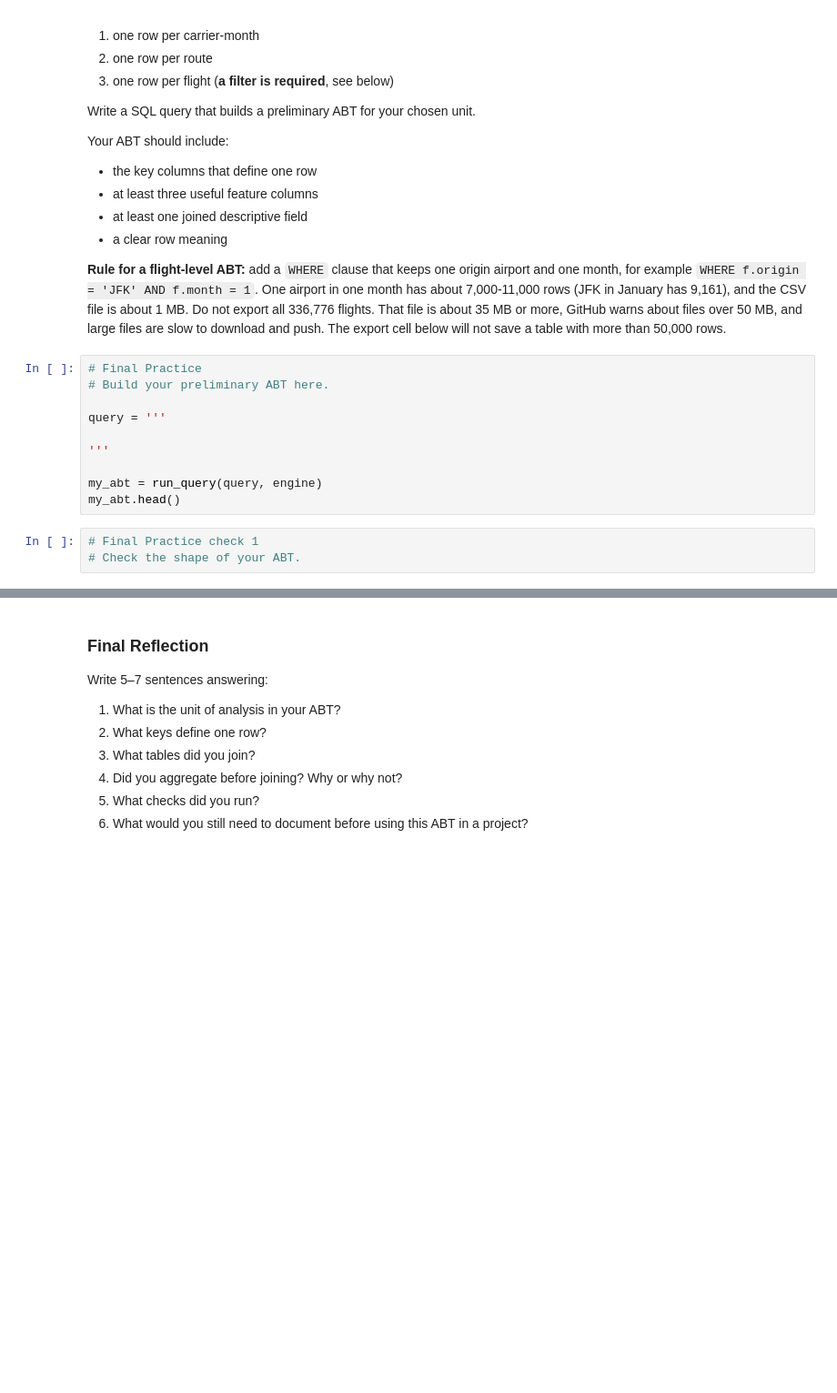
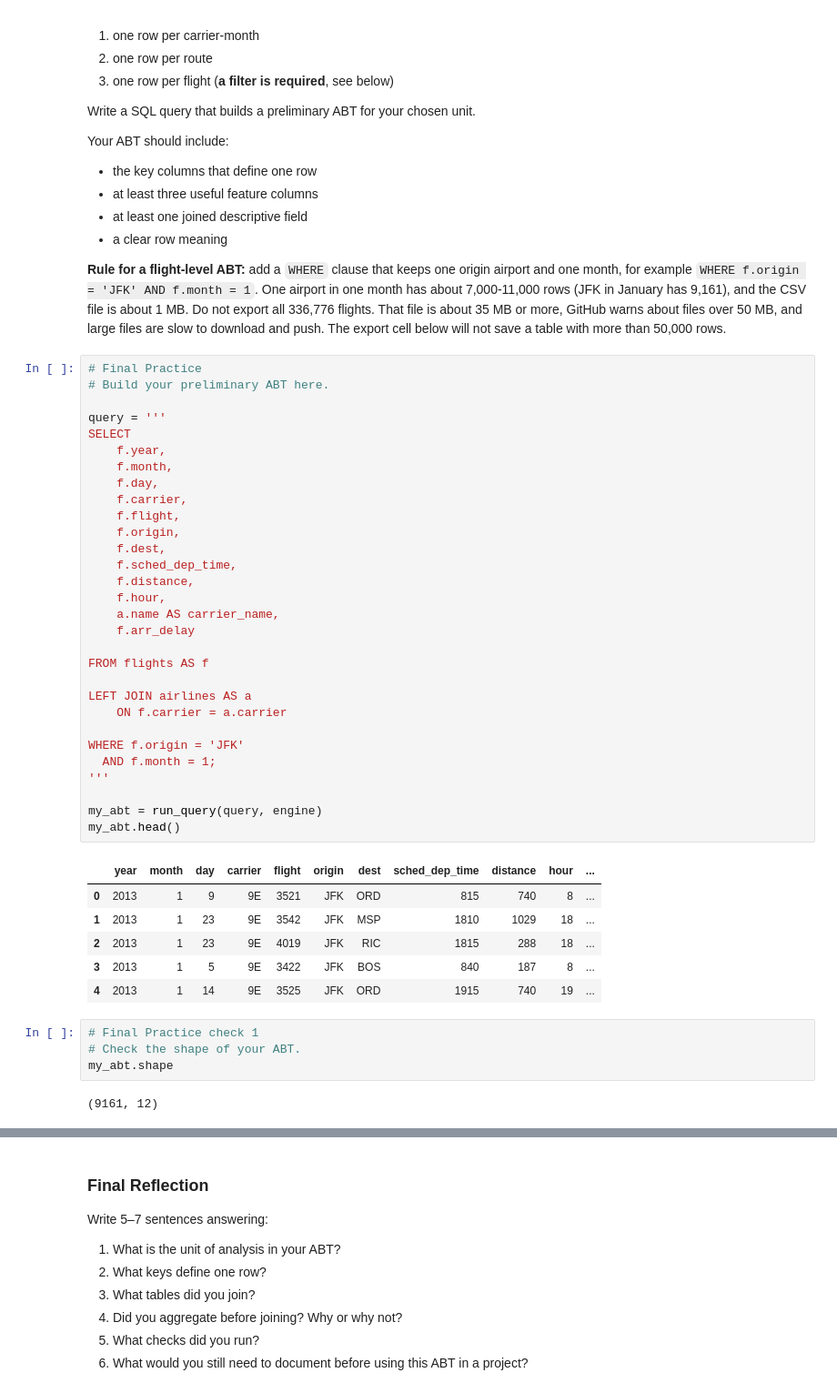
Before and after one commit to cassandrakgomez/ban6003-week09-10-cassandragomez, a Jupyter notebook: notebooks/module10_sql_joins_abt_guided_lab.ipynb, the cells around one changed output, grey strips where cells are left out. Shown at 91% size. Drawn from its saved outputs; the diff is of its cells as text; blank space fills up the shorter version.

```diff
--- a/notebooks/module10_sql_joins_abt_guided_lab.ipynb
+++ b/notebooks/module10_sql_joins_abt_guided_lab.ipynb
@@ -748,16 +909,46 @@ Your ABT should include:
 # %%
 # Final Practice
 # Build your preliminary ABT here.
 
 query = '''
+SELECT
+    f.year,
+    f.month,
+    f.day,
+    f.carrier,
+    f.flight,
+    f.origin,
+    f.dest,
+    f.sched_dep_time,
+    f.distance,
+    f.hour,
+    a.name AS carrier_name,
+    f.arr_delay
 
+FROM flights AS f
+
+LEFT JOIN airlines AS a
+    ON f.carrier = a.carrier
+
+WHERE f.origin = 'JFK'
+  AND f.month = 1;
 '''
 
 my_abt = run_query(query, engine)
 my_abt.head()
+# %% [output]
+|  | year | month | day | carrier | flight | origin | dest | sched_dep_time | distance | hour | ... |
+| 0 | 2013 | 1 | 9 | 9E | 3521 | JFK | ORD | 815 | 740 | 8 | ... |
+| 1 | 2013 | 1 | 23 | 9E | 3542 | JFK | MSP | 1810 | 1029 | 18 | ... |
+| 2 | 2013 | 1 | 23 | 9E | 4019 | JFK | RIC | 1815 | 288 | 18 | ... |
+| 3 | 2013 | 1 | 5 | 9E | 3422 | JFK | BOS | 840 | 187 | 8 | ... |
+| 4 | 2013 | 1 | 14 | 9E | 3525 | JFK | ORD | 1915 | 740 | 19 | ... |
 # %%
 # Final Practice check 1
 # Check the shape of your ABT.
+my_abt.shape
+# %% [output]
+(9161, 12)
 # %%
 # Final Practice check 2
 # Check missing values.
```
Also changed, not shown: parts of 18 cells of this notebook, 1 other file.
